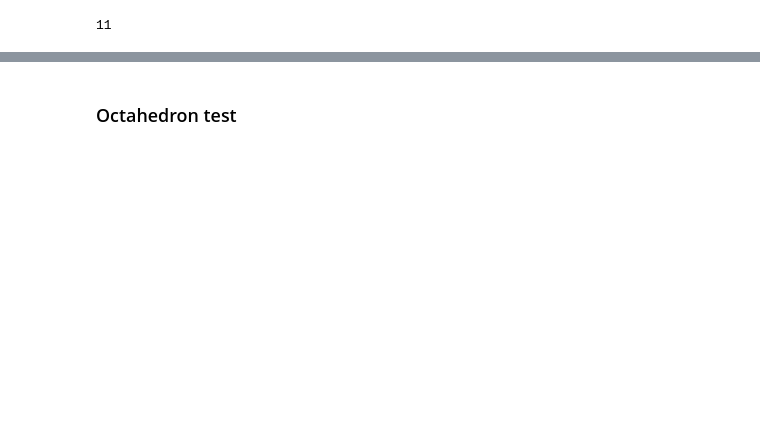
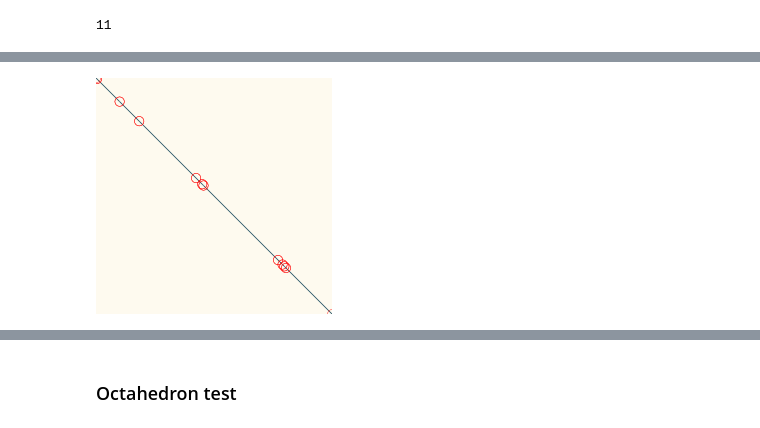
Before and after one commit to leobrowning92/lineart, a Jupyter notebook: shatter_exploration.ipynb, the cells around one changed output, grey strips where cells are left out. Saved outputs shown, nothing was run; the diff lists cells and outputs as text; code cells hidden in the pictures; blank space fills up the shorter version.

```diff
--- a/shatter_exploration.ipynb
+++ b/shatter_exploration.ipynb
@@ -84,0 +103,8 @@ back_shifted.shape=(11, 2, 3)
+# %%
+split_collection = EdgeCollection(
+    splits,
+)
+# %%
+Image(draw.quick_draw_edges(split_collection.edges, v=True).png())
+# %% [output]
+[figure, added]
```
Also changed, not shown: parts of 32 cells of this notebook, 6 other files.
